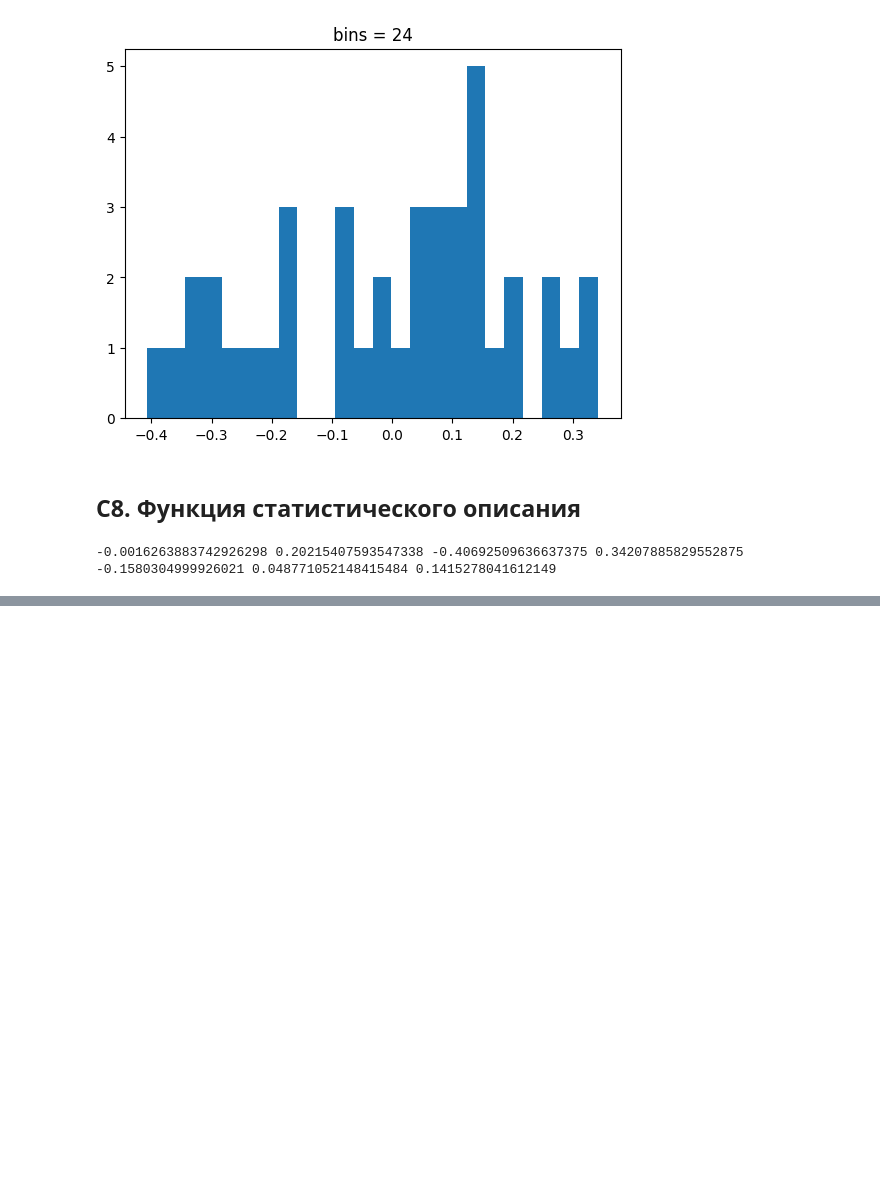
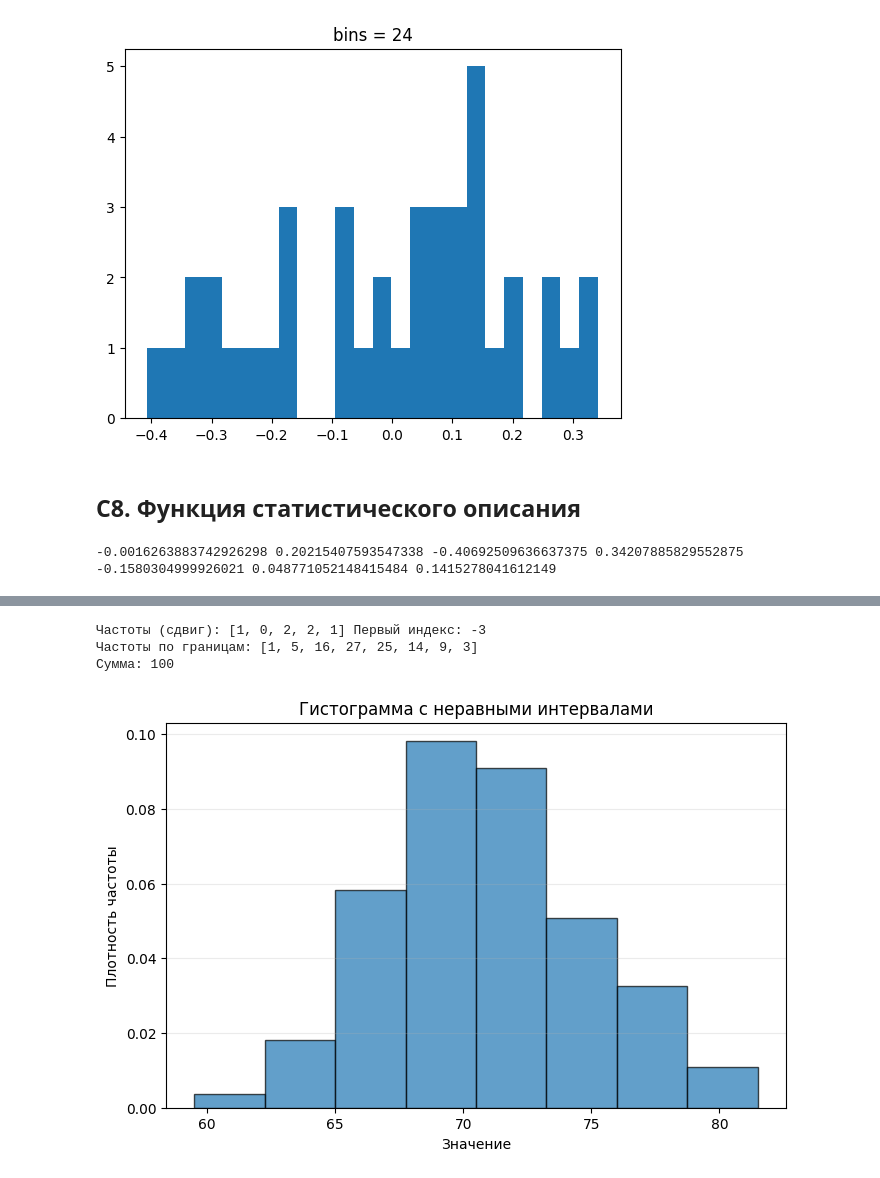
Before and after one commit to forgamesnsr-code/Computer-graphics, a Jupyter notebook: Лабораторные задания/lab03_functions_noise.ipynb, the cells around one changed output, grey strips where cells are left out. Saved outputs shown, nothing was run; the diff lists cells and outputs as text; code cells hidden in the pictures; blank space fills up the shorter version.

```diff
--- a/Лабораторные задания/lab03_functions_noise.ipynb
+++ b/Лабораторные задания/lab03_functions_noise.ipynb
@@ -139,0 +306,54 @@ print(mean_v, std_v, min_v, max_v, q25, q50, q75)
+# %%
+# 1. Поддержка отрицательных значений (используем math.floor)
+def count_intervals_signed(data, bin_width, start=0): # функция для подсчета частот с поддержкой отрицательных чисел
+    assert bin_width > 0 and len(data) > 0 # проверяем, что ширина положительна и данные не пустые
+    indices = [math.floor((x - start) / bin_width) for x in data] # вычисляем индексы интервалов (floor корректно работает с минусами, в отличие от int)
+
+    min_idx = min(indices) # находим минимальный индекс (самый левый интервал)
+    max_idx = max(indices) # находим максимальный индекс (самый правый интервал)
+    freqs = [0] * (max_idx - min_idx + 1) # создаем список нулей нужной длины
+
+    for idx in indices: # проходим по всем найденным индексам
+        freqs[idx - min_idx] += 1 # увеличиваем счетчик, сдвигая индекс к началу списка
+
+    return freqs, min_idx # возвращаем частоты и минимальный индекс (чтобы знать, откуда начинать)
+
+d_neg = [-2.3, -1.0, -0.5, 0.0, 0.7, 1.2] # тестовый набор с отрицательными числами
+f_neg, shift = count_intervals_signed(d_neg, 1.0, start=0) # вызываем функцию
+print("Частоты (сдвиг):", f_neg, "Первый индекс:", shift) # выводим результат
+
+
+# 2. Неравные интервалы по явным границам
+def count_by_edges(data, edges): # функция для подсчета частот по заданным границам
+    assert all(edges[i] < edges[i+1] for i in range(len(edges)-1)) # проверяем, что границы возрастают
+    freqs = [0] * (len(edges) - 1) # создаем список нулей (на 1 меньше, чем границ)
+
+    for x in data: # проходим по каждому числу
+        if x < edges[0] or x >= edges[-1]: # проверяем, что число не выходит за пределы границ
+            raise ValueError(f"{x} вне диапазона [{edges[0]}, {edges[-1]})") # если вышло — вызываем ошибку
+        i = bisect.bisect_right(edges, x) - 1 # ищем номер интервала (bisect_right учитывает правило [left, right))
+        freqs[i] += 1 # увеличиваем счетчик интервала
+    return freqs # возвращаем список частот
+
+# Проверка на границах из пособия
+edges = [59.5, 62.25, 65.0, 67.75, 70.5, 73.25, 76.0, 78.75, 81.5] # задаем неравные границы
+freqs_edges = count_by_edges(data_t5, edges) # считаем частоты для этих границ
+print("Частоты по границам:", freqs_edges) # выводим результат
+print("Сумма:", sum(freqs_edges)) # проверяем, что сумма равна 100
+
+# Визуализация неравных интервалов
+widths = [edges[i+1] - edges[i] for i in range(len(edges)-1)] # вычисляем ширину каждого интервала
+heights = [freqs_edges[i] / (n * widths[i]) for i in range(len(freqs_edges))] # вычисляем плотность (высоту столбца по формуле n_i / (n*h_i))
+
+plt.figure(figsize=(8, 5)) # создаем новый график
+plt.bar(edges[:-1], heights, width=widths, align='edge', edgecolor='black', alpha=0.7) # рисуем столбцы с разной шириной
+plt.xlabel('Значение') # подпись оси X
+plt.ylabel('Плотность частоты') # подпись оси Y
+plt.title('Гистограмма с неравными интервалами') # заголовок
+plt.grid(axis='y', alpha=0.25) # сетка по оси Y
+plt.show() # показываем график
+# %% [output]
+Частоты (сдвиг): [1, 0, 2, 2, 1] Первый индекс: -3
+Частоты по границам: [1, 5, 16, 27, 25, 14, 9, 3]
+Сумма: 100
+[figure, added]
```
Also changed, not shown: parts of 21 cells of this notebook, 12 other files.
